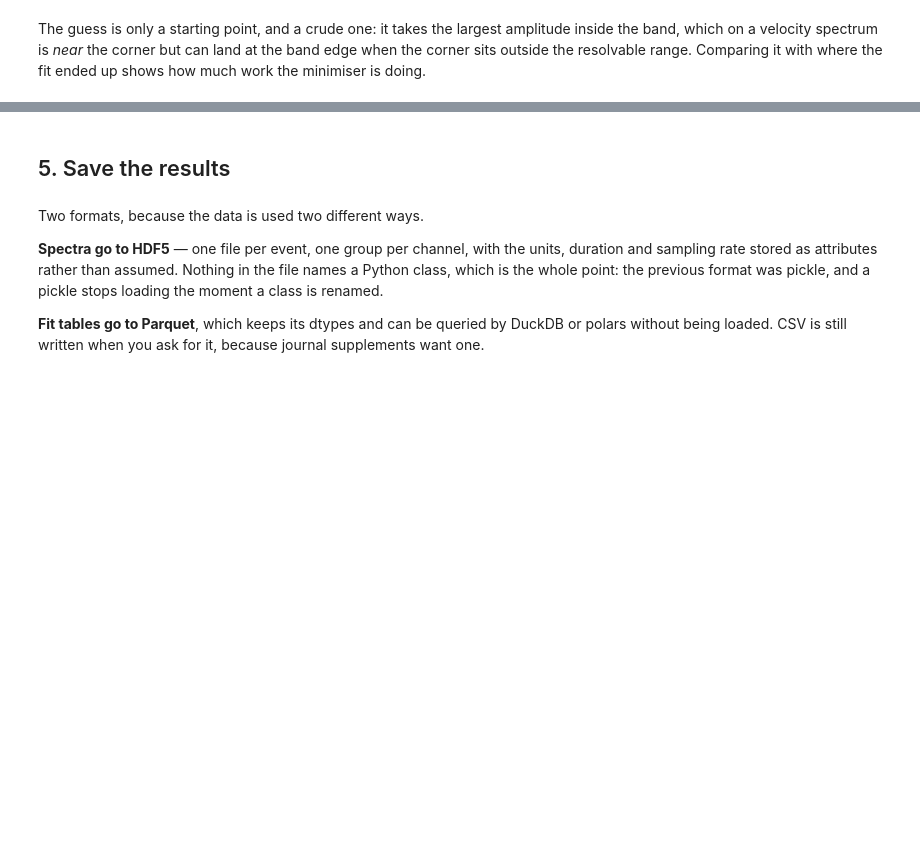
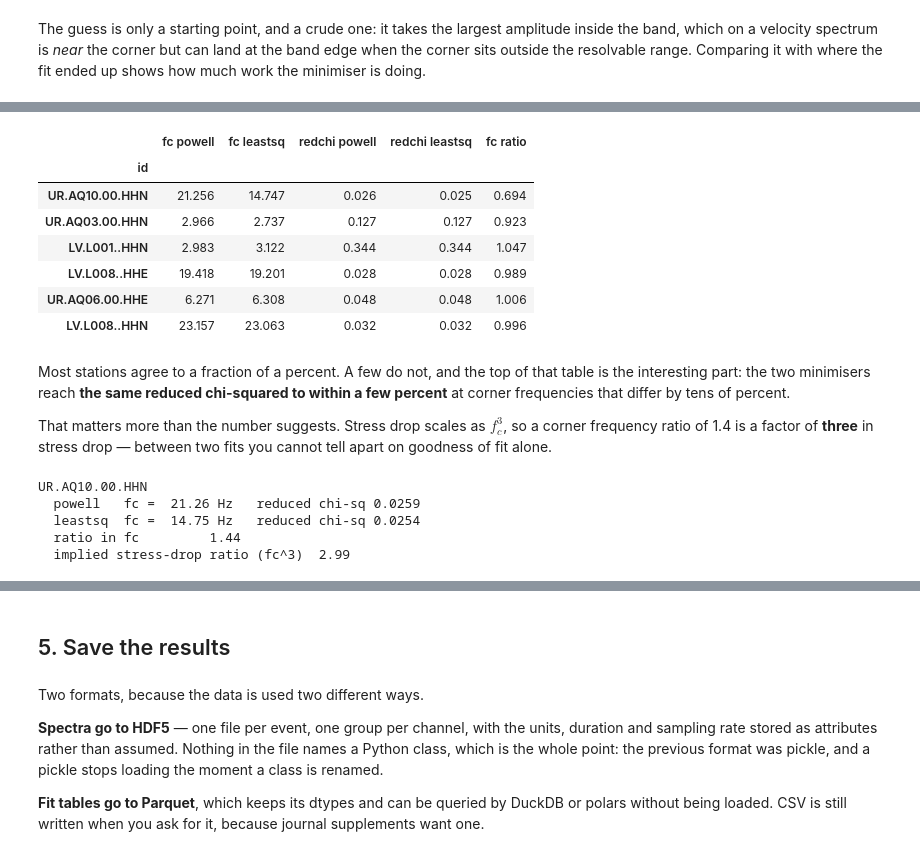
Before and after one commit to sgjholt/SpecMod, a Jupyter notebook: Tutorial/SpecModTutorial.ipynb, the cells around one changed output, grey strips where cells are left out. Drawn from its saved outputs; the diff is of its cells as text; code cells hidden in the pictures; blank space fills up the shorter version.

```diff
--- a/Tutorial/SpecModTutorial.ipynb
+++ b/Tutorial/SpecModTutorial.ipynb
@@ -237,0 +291,55 @@ it reaches one.
+# %%
+alternatives = {}
+for method in ("powell", "leastsq"):
+    run = FitSpectra(spectra)
+    run.fit_spectra(method=method)
+    alternatives[method] = run
+
+comparison = pd.DataFrame(
+    {
+        "fc powell": alternatives["powell"].table.set_index("id")["fc"],
+        "fc leastsq": alternatives["leastsq"].table.set_index("id")["fc"],
+        "redchi powell": alternatives["powell"].table.set_index("id")["redchi"],
+        "redchi leastsq": alternatives["leastsq"].table.set_index("id")["redchi"],
+    }
+)
+comparison["fc ratio"] = comparison["fc leastsq"] / comparison["fc powell"]
+
+# Ordered by how much the two disagree.
+comparison.reindex(
+    (comparison["fc ratio"] - 1).abs().sort_values(ascending=False).index
+).head(6).round(3)
+# %% [output]
+|  | fc powell | fc leastsq | redchi powell | redchi leastsq | fc ratio |
+| id |  |  |  |  |  |
+| UR.AQ10.00.HHN | 21.256 | 14.747 | 0.026 | 0.025 | 0.694 |
+| UR.AQ03.00.HHN | 2.966 | 2.737 | 0.127 | 0.127 | 0.923 |
+| LV.L001..HHN | 2.983 | 3.122 | 0.344 | 0.344 | 1.047 |
+| LV.L008..HHE | 19.418 | 19.201 | 0.028 | 0.028 | 0.989 |
+| UR.AQ06.00.HHE | 6.271 | 6.308 | 0.048 | 0.048 | 1.006 |
+| LV.L008..HHN | 23.157 | 23.063 | 0.032 | 0.032 | 0.996 |
+# %% [markdown]
+Most stations agree to a fraction of a percent. A few do not, and the top of
+that table is the interesting part: the two minimisers reach **the same
+reduced chi-squared to within a few percent** at corner frequencies that
+differ by tens of percent.
+
+That matters more than the number suggests. Stress drop scales as $f_c^3$, so
+a corner frequency ratio of 1.4 is a factor of **three** in stress drop —
+between two fits you cannot tell apart on goodness of fit alone.
+# %%
+worst = (comparison["fc ratio"] - 1).abs().idxmax()
+row = comparison.loc[worst]
+ratio = row["fc powell"] / row["fc leastsq"]
+print(f"{worst}")
+for method in ("powell", "leastsq"):
+    print(f"  {method:8s} fc = {row['fc ' + method]:6.2f} Hz"
+          f"   reduced chi-sq {row['redchi ' + method]:.4f}")
+print(f"  ratio in fc         {ratio:.2f}")
+print(f"  implied stress-drop ratio (fc^3)  {ratio**3:.2f}")
+# %% [output]
+UR.AQ10.00.HHN
+  powell   fc =  21.26 Hz   reduced chi-sq 0.0259
+  leastsq  fc =  14.75 Hz   reduced chi-sq 0.0254
+  ratio in fc         1.44
+  implied stress-drop ratio (fc^3)  2.99
```
Also changed, not shown: parts of 23 cells of this notebook, 3 other files.
